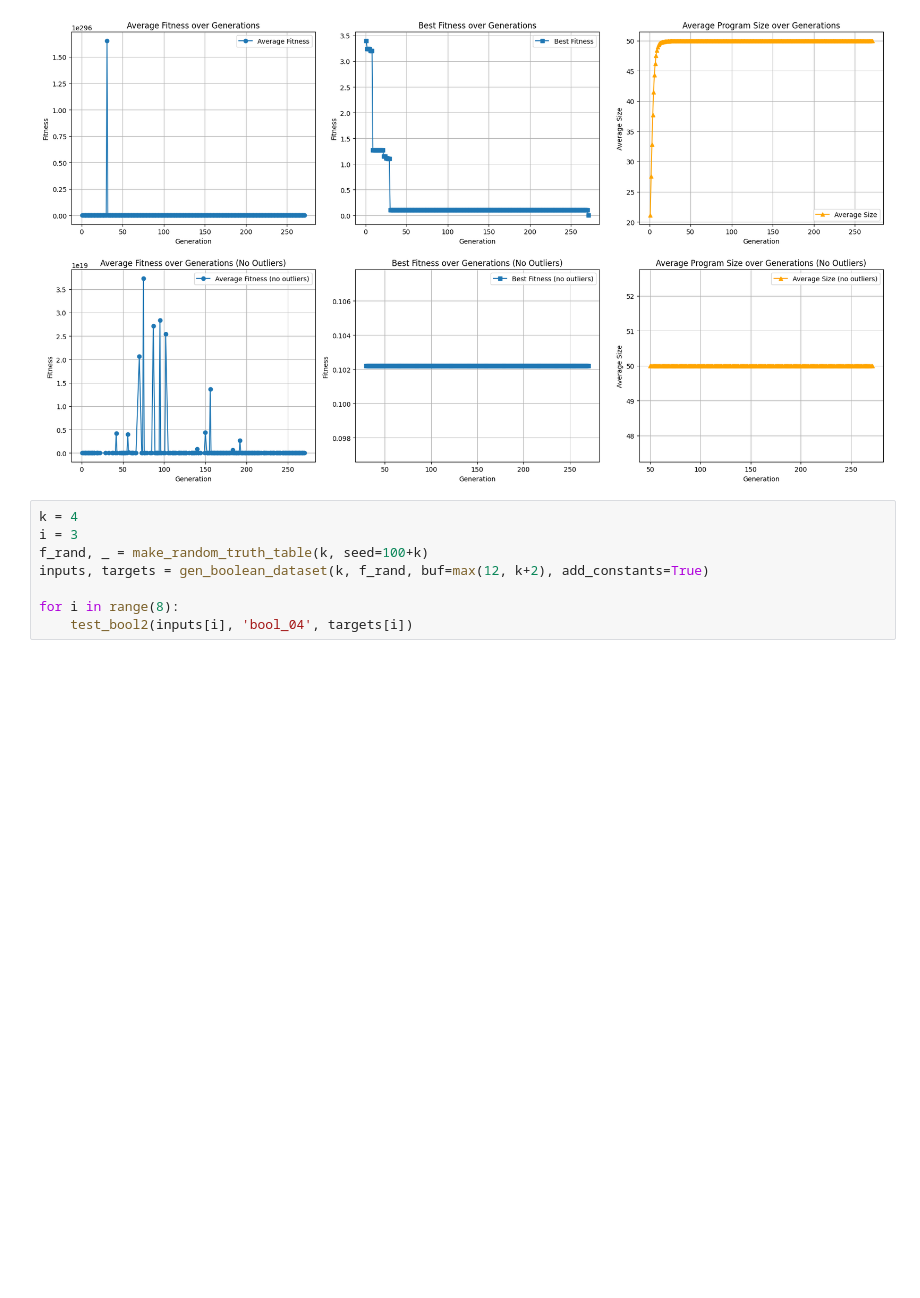
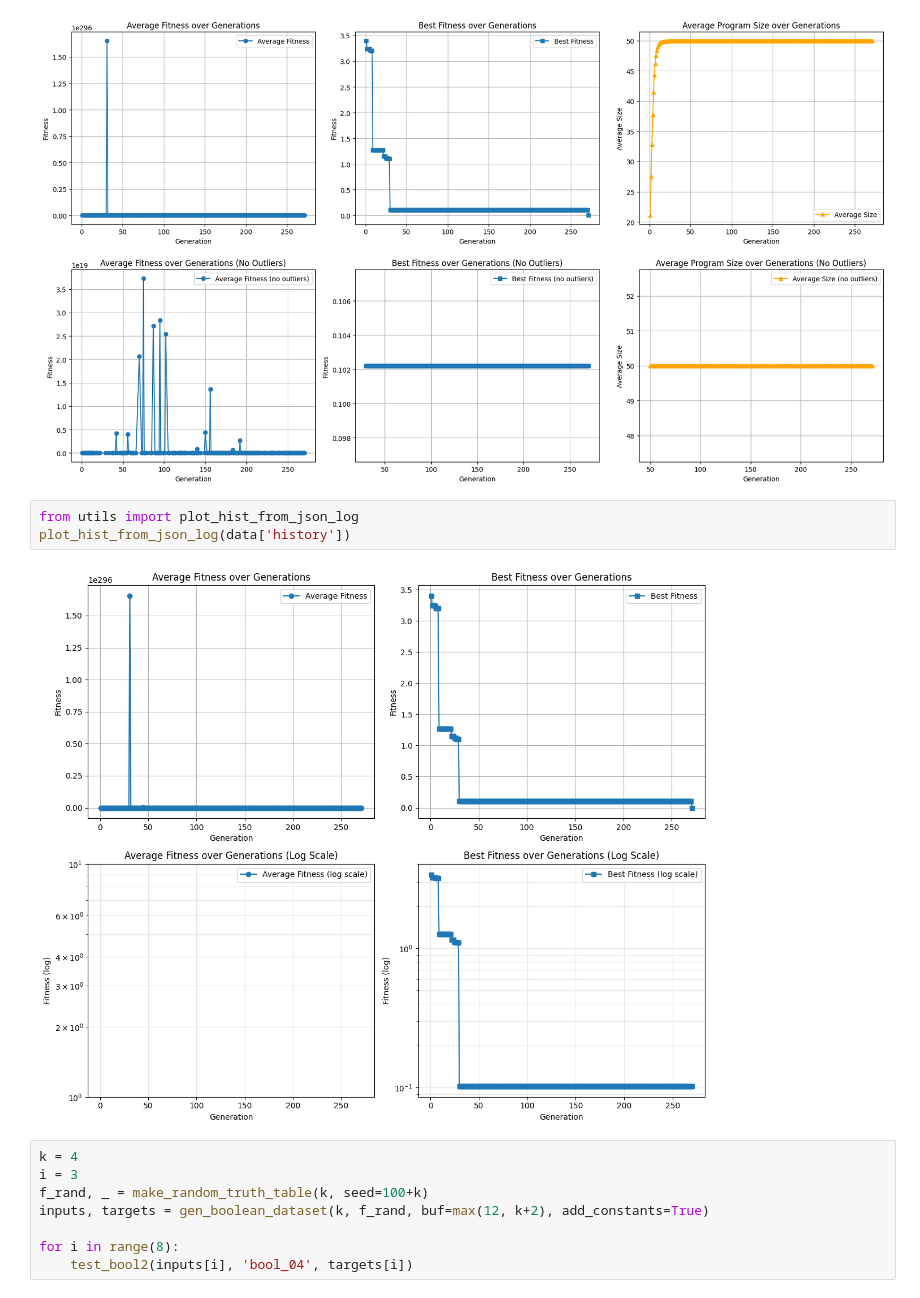
Before and after one commit to komumati1/GAsm, a Jupyter notebook: final.ipynb, the cells around one changed output. Cells and saved outputs as stored; diff of their text form; blank space fills up the shorter version.

```diff
--- a/final.ipynb
+++ b/final.ipynb
@@ -190,6 +190,11 @@ data = load_json_file('final_data/example_final_problems_bool_04.json')
 plot_hist_from_json(hist_json=data['history'])
 # %% [output]
 [figure]
+# %%
+from utils import plot_hist_from_json_log
+plot_hist_from_json_log(data['history'])
+# %% [output]
+[figure, added]
 # %%
 k = 4
 i = 3
```
Also changed, not shown: parts of 2 cells of this notebook, 1 other file.
